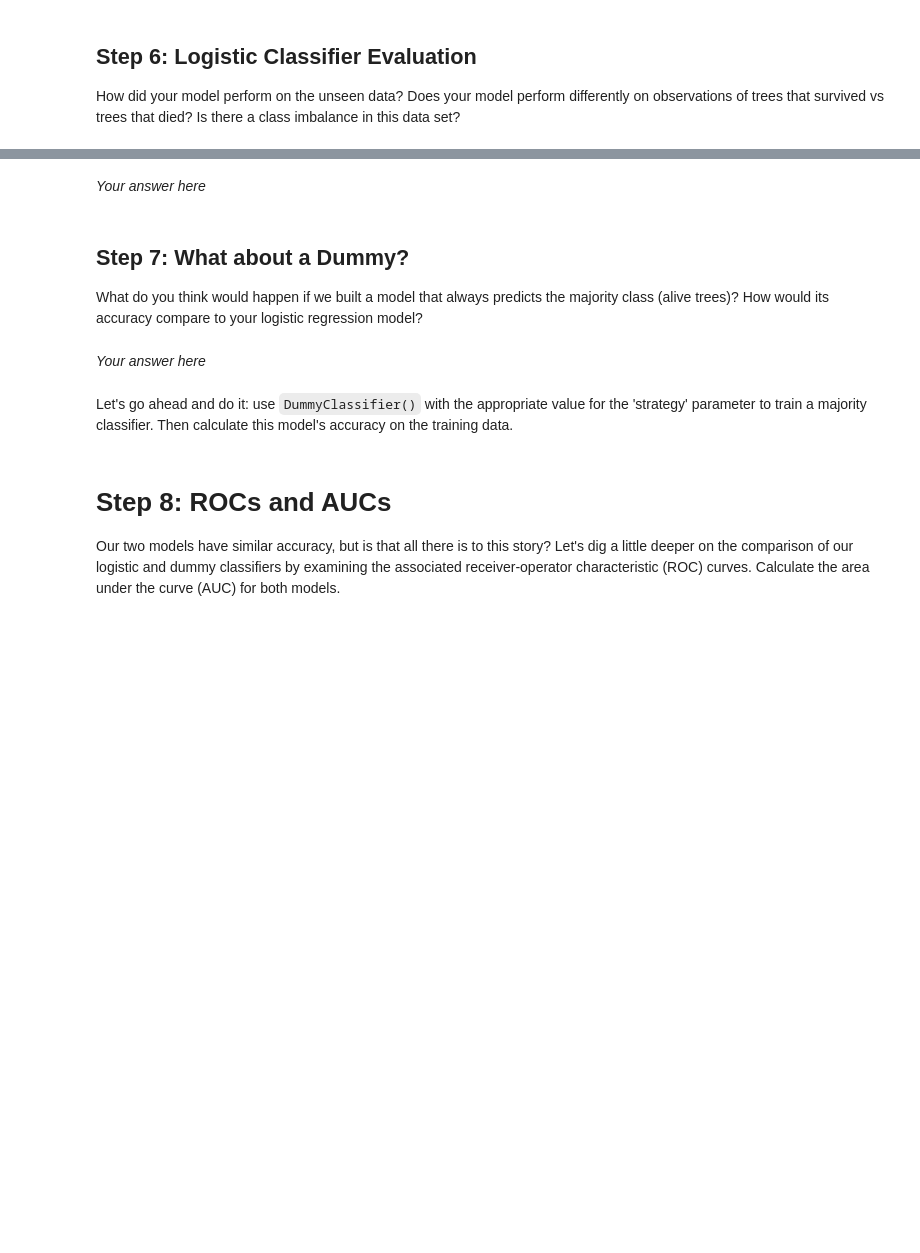
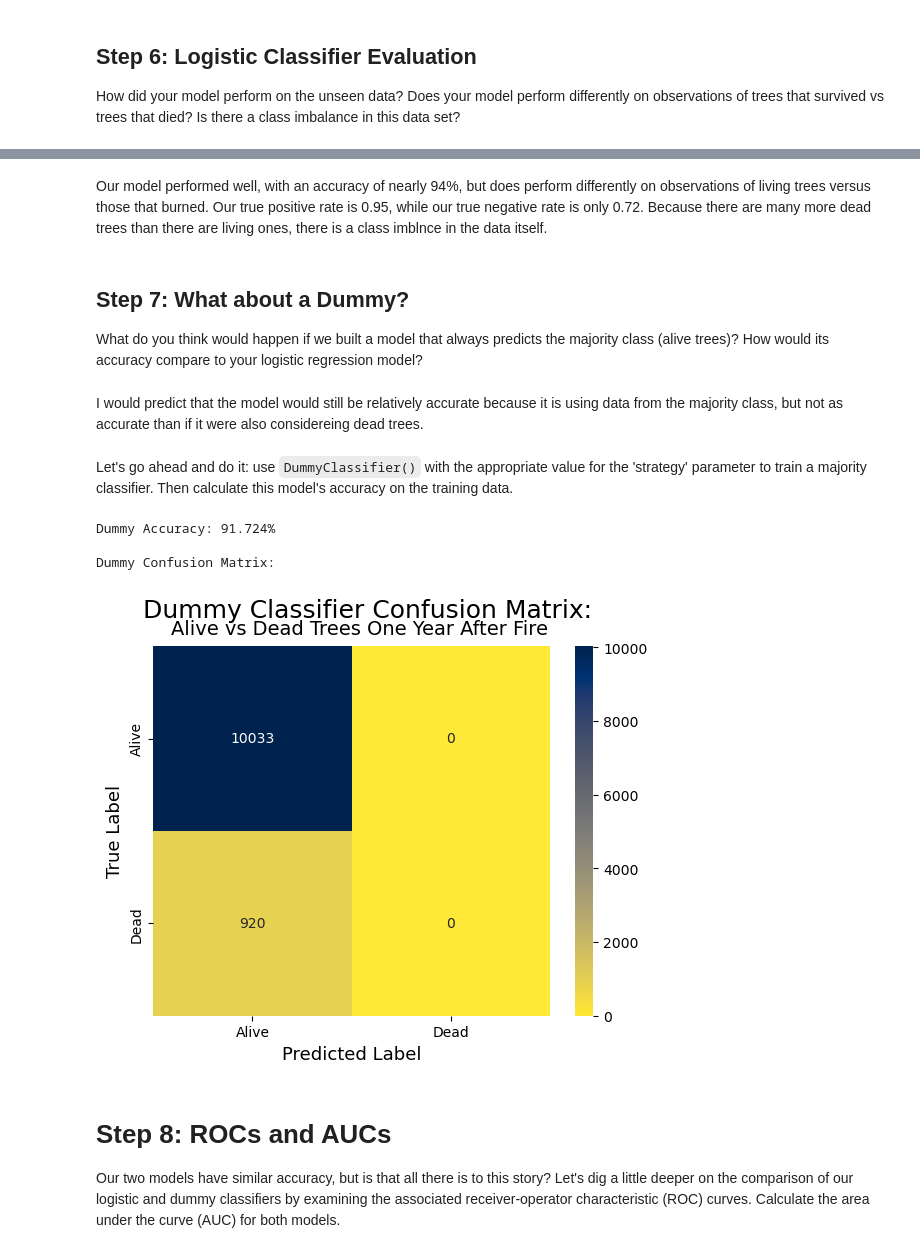
Before and after one commit to stephenccodes/EDS232-labs, a Jupyter notebook: Week3/lab3-wildfire.ipynb, the cells around one changed output, grey strips where cells are left out. Drawn from its saved outputs; the diff is of its cells as text; code cells hidden in the pictures; blank space fills up the shorter version.

```diff
--- a/Week3/lab3-wildfire.ipynb
+++ b/Week3/lab3-wildfire.ipynb
@@ -48,7 +104,7 @@ trees_dat = pd.read_csv('/courses/EDS232/Data/FTM_trees.csv')
 # %%
 # Recode categorical predictors to zero-based integer form
 for col in ['Genus_species', 'YrFireName', 'Species']:
-    trees_dat[col],_ = pd.factorize(trees_dat[col], sort=True)
+    trees_dat[f"{col}_cat"] = trees_dat[col].astype('category').cat.codes
 
-# Check
-trees_dat.head()
+# Check the data types
+trees_dat.dtypes
@@ -91,18 +216,42 @@ Is there a class imbalance in this data set?
 # %% [markdown]
-*Your answer here*
+Our model performed well, with an accuracy of nearly 94%, but does perform differently on observations of living trees versus those that burned. Our true positive rate is 0.95, while our true negative rate is only 0.72. Because there are many more dead trees than there are living ones, there is a class imblnce in the data itself.
 # %% [markdown]
 ## Step 7: What about a Dummy?
 What do you think would happen if we built a model that always predicts the majority class (alive trees)? How would its accuracy compare to your logistic regression model?
 # %% [markdown]
-*Your answer here*
+I would predict that the model would still be relatively accurate because it is using data from the majority class, but not as accurate than if it were also considereing dead trees.
 # %% [markdown]
 Let's go ahead and do it: use `DummyClassifier()` with the appropriate value for the 'strategy' parameter to train a majority classifier.  Then calculate this model's accuracy on the training data.
 # %%
-...
+# Create and fit majority classifier
+dummy_classifier = DummyClassifier(strategy = "most_frequent")
+dummy_classifier.fit(X_train_scaled, y_train)
+
+# Predict using the training data
+dummy_train_pred = dummy_classifier.predict(X_train_scaled)
+
+# Predict using the test data
+dummy_test_pred = dummy_classifier.predict(X_test_scaled)
+
+# Calculate the accuracy
+dummy_accuracy = accuracy_score(y_train, dummy_train_pred)
 
 # Print accuracy and confusion matrix results
-print(f"Dummy Accuracy: ")
+print(f"Dummy Accuracy: {dummy_accuracy * 100:.3f}%")
 print("\nDummy Confusion Matrix:")
+
+cm = confusion_matrix(y_test, dummy_test_pred)
+sns.heatmap(cm, annot=True, fmt="d", cmap='cividis_r', xticklabels=['Alive', 'Dead'], yticklabels=['Alive', 'Dead'])
+plt.suptitle('Dummy Classifier Confusion Matrix:', fontsize = 18, x = 0.46)
+plt.title('Alive vs Dead Trees One Year After Fire', fontsize = 14, x = 0.52, y = 1.01)
+plt.ylabel('True Label', fontsize = 13)
+plt.xlabel('Predicted Label', fontsize = 13)
+plt.show()
+# %% [output]
+Dummy Accuracy: 91.724%
+
+Dummy Confusion Matrix:
+[figure, added]
 # %% [markdown]
 # Step 8: ROCs and AUCs
 Our two models have similar accuracy, but is that all there is to this story?  Let's dig a little deeper on the comparison of our logistic and dummy classifiers by examining the associated receiver-operator characteristic (ROC) curves. Calculate the area under the curve (AUC) for both models.
```
Also changed, not shown: parts of 20 cells of this notebook.
